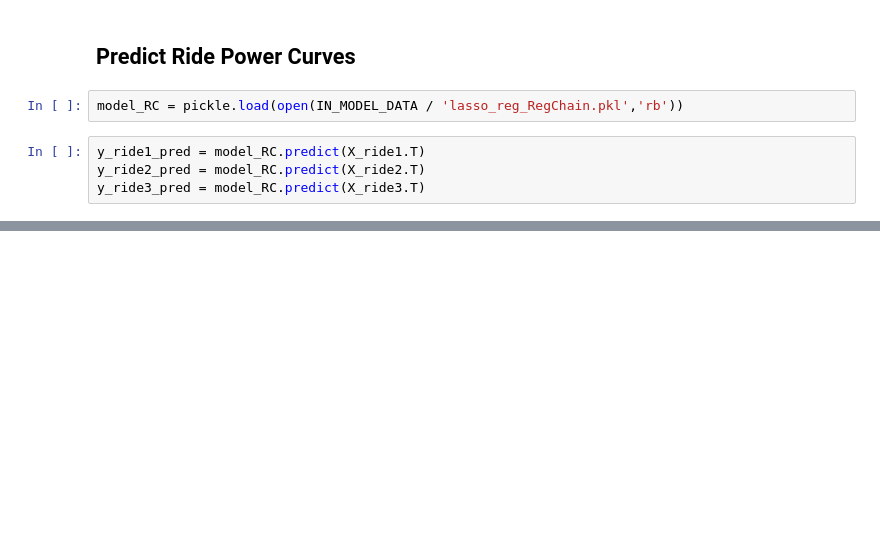
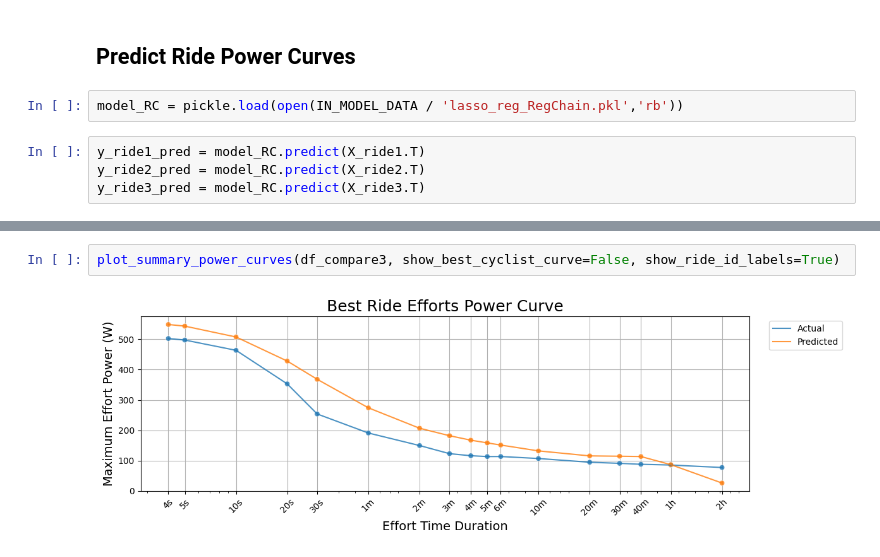
Before and after one commit to ericbauer55/bike-fitness-tracking, a Jupyter notebook: notebooks/4_Evaluation/1_error_contextualization.ipynb, the cells around one changed output, grey strips where cells are left out. Cells and saved outputs as stored; diff of their text form; blank space fills up the shorter version.

```diff
--- a/notebooks/4_Evaluation/1_error_contextualization.ipynb
+++ b/notebooks/4_Evaluation/1_error_contextualization.ipynb
@@ -73,0 +182,4 @@ y_ride3_pred = model_RC.predict(X_ride3.T)
+# %%
+plot_summary_power_curves(df_compare3, show_best_cyclist_curve=False, show_ride_id_labels=True)
+# %% [output]
+[figure, added]
```
Also changed, not shown: parts of 8 cells of this notebook.
